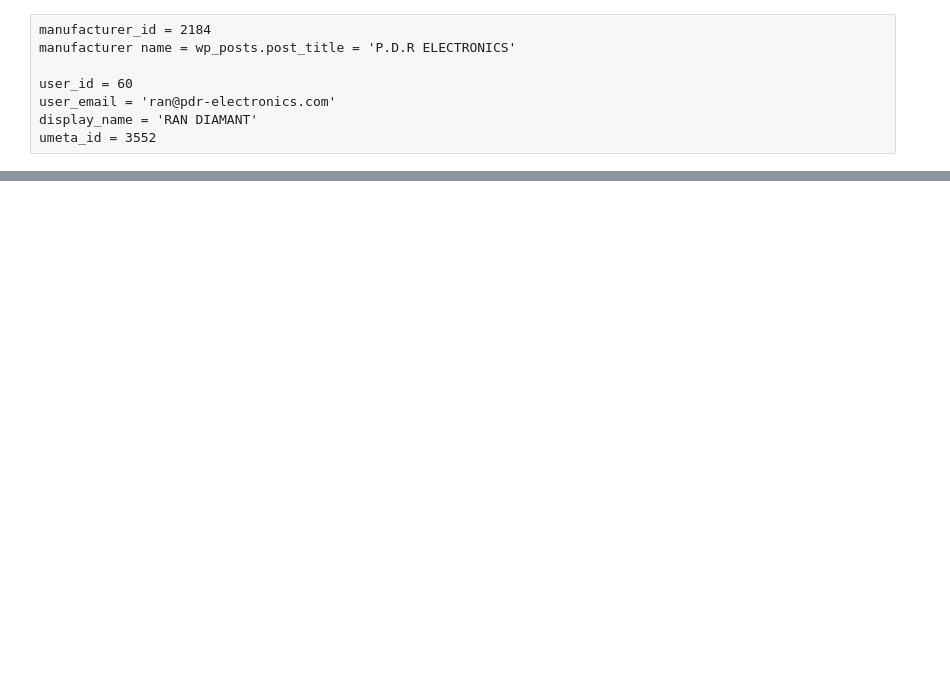
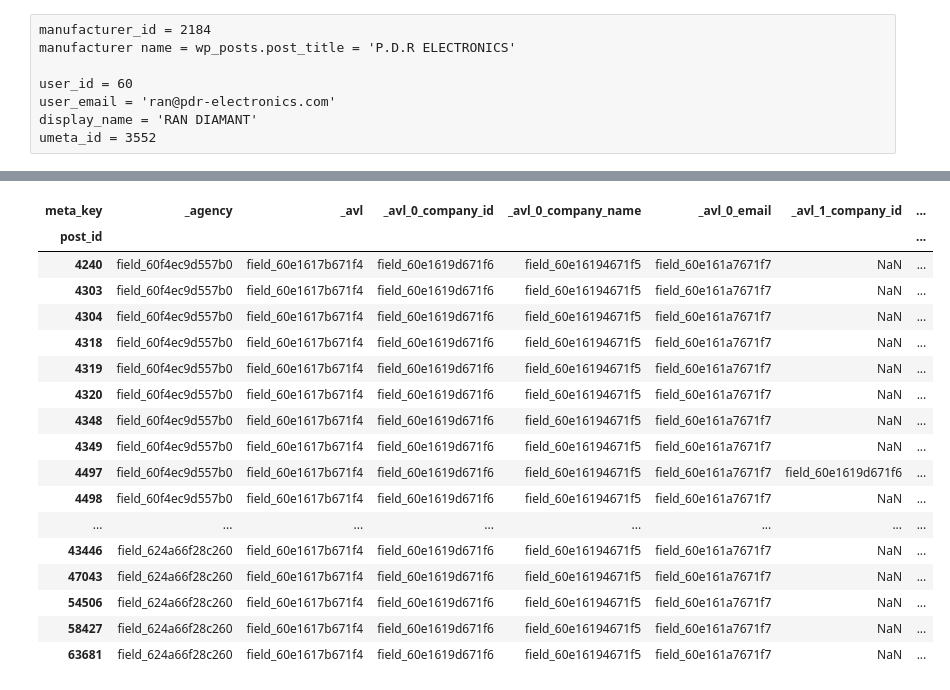
Before and after one commit to ophir-friedler/manufuture, a Jupyter notebook: manu_python/High_level_stats.ipynb, the cells around one changed output, grey strips where cells are left out. Drawn from its saved outputs; the diff is of its cells as text; code cells hidden in the pictures; blank space fills up the shorter version.

```diff
--- a/manu_python/High_level_stats.ipynb
+++ b/manu_python/High_level_stats.ipynb
@@ -351,0 +296,2 @@ searchString("Metalif")
+# %%
+wp_posts = all_tables_df['wp_posts']
@@ -351,0 +319,2 @@ searchString("Metalif")
+# %%
+bid_ids = list(wp_posts[wp_posts['post_type'] == 'avl']['ID'])
@@ -351,0 +323,25 @@ searchString("Metalif")
+# %%
+all_bids_postmeta = wp_postmeta[wp_postmeta['post_id'].isin(bid_ids)]
+# %%
+pivoted_df = all_bids_postmeta.pivot(index='post_id', columns='meta_key', values='meta_value')
+# %%
+pivoted_df
+# %% [output]
+| meta_key | _agency | _avl | _avl_0_company_id | _avl_0_company_name | _avl_0_email | _avl_1_company_id | ... |
+| post_id |  |  |  |  |  |  | ... |
+| 4240 | field_60f4ec9d557b0 | field_60e1617b671f4 | field_60e1619d671f6 | field_60e16194671f5 | field_60e161a7671f7 | NaN | ... |
+| 4303 | field_60f4ec9d557b0 | field_60e1617b671f4 | field_60e1619d671f6 | field_60e16194671f5 | field_60e161a7671f7 | NaN | ... |
+| 4304 | field_60f4ec9d557b0 | field_60e1617b671f4 | field_60e1619d671f6 | field_60e16194671f5 | field_60e161a7671f7 | NaN | ... |
+| 4318 | field_60f4ec9d557b0 | field_60e1617b671f4 | field_60e1619d671f6 | field_60e16194671f5 | field_60e161a7671f7 | NaN | ... |
+| 4319 | field_60f4ec9d557b0 | field_60e1617b671f4 | field_60e1619d671f6 | field_60e16194671f5 | field_60e161a7671f7 | NaN | ... |
+| 4320 | field_60f4ec9d557b0 | field_60e1617b671f4 | field_60e1619d671f6 | field_60e16194671f5 | field_60e161a7671f7 | NaN | ... |
+| 4348 | field_60f4ec9d557b0 | field_60e1617b671f4 | field_60e1619d671f6 | field_60e16194671f5 | field_60e161a7671f7 | NaN | ... |
+| 4349 | field_60f4ec9d557b0 | field_60e1617b671f4 | field_60e1619d671f6 | field_60e16194671f5 | field_60e161a7671f7 | NaN | ... |
+| 4497 | field_60f4ec9d557b0 | field_60e1617b671f4 | field_60e1619d671f6 | field_60e16194671f5 | field_60e161a7671f7 | field_60e1619d671f6 | ... |
+| 4498 | field_60f4ec9d557b0 | field_60e1617b671f4 | field_60e1619d671f6 | field_60e16194671f5 | field_60e161a7671f7 | NaN | ... |
+| ... | ... | ... | ... | ... | ... | ... | ... |
+| 43446 | field_624a66f28c260 | field_60e1617b671f4 | field_60e1619d671f6 | field_60e16194671f5 | field_60e161a7671f7 | NaN | ... |
+| 47043 | field_624a66f28c260 | field_60e1617b671f4 | field_60e1619d671f6 | field_60e16194671f5 | field_60e161a7671f7 | NaN | ... |
+| 54506 | field_624a66f28c260 | field_60e1617b671f4 | field_60e1619d671f6 | field_60e16194671f5 | field_60e161a7671f7 | NaN | ... |
+| 58427 | field_624a66f28c260 | field_60e1617b671f4 | field_60e1619d671f6 | field_60e16194671f5 | field_60e161a7671f7 | NaN | ... |
+| 63681 | field_624a66f28c260 | field_60e1617b671f4 | field_60e1619d671f6 | field_60e16194671f5 | field_60e161a7671f7 | NaN | ... |
```
Also changed, not shown: parts of 40 cells of this notebook, 3 other files.
